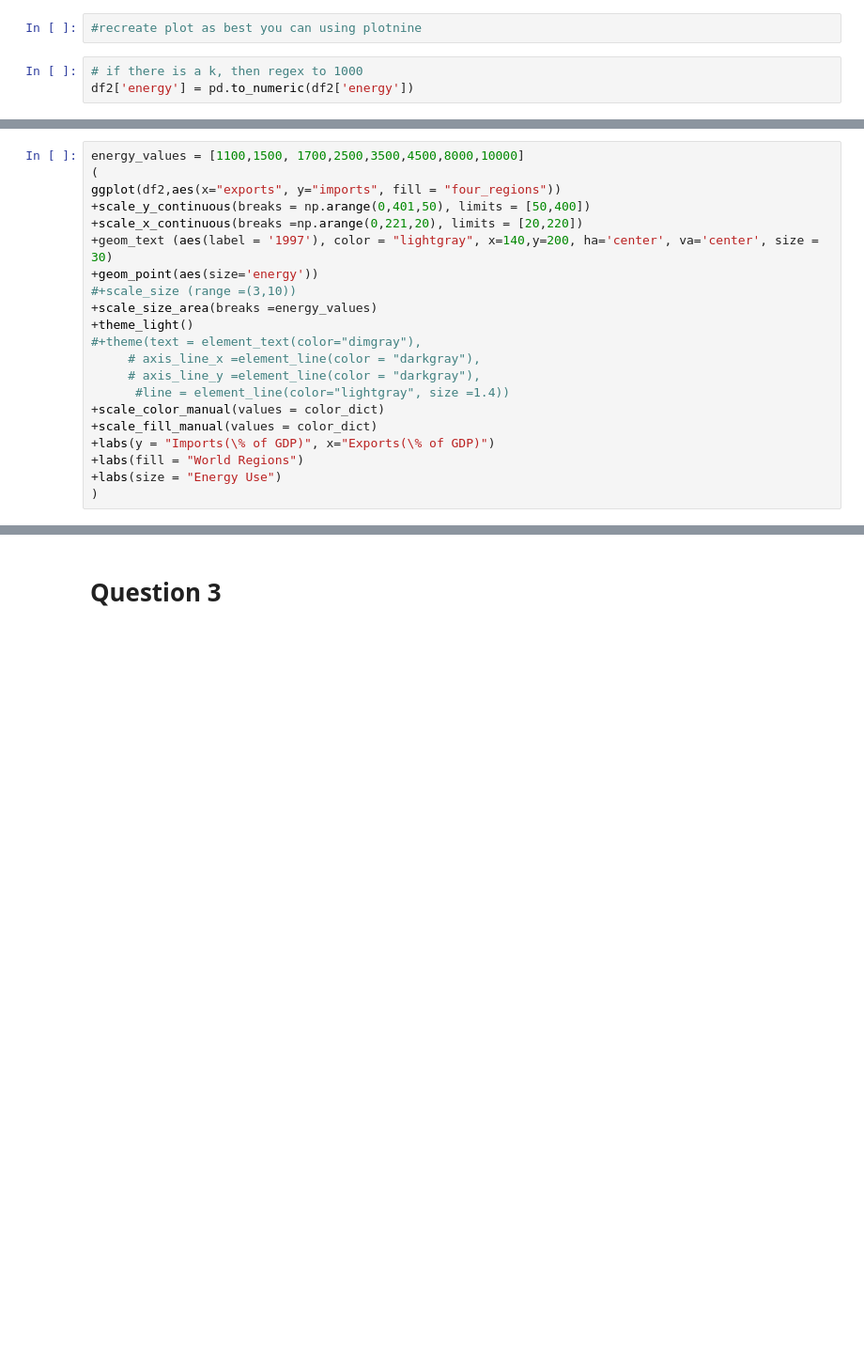
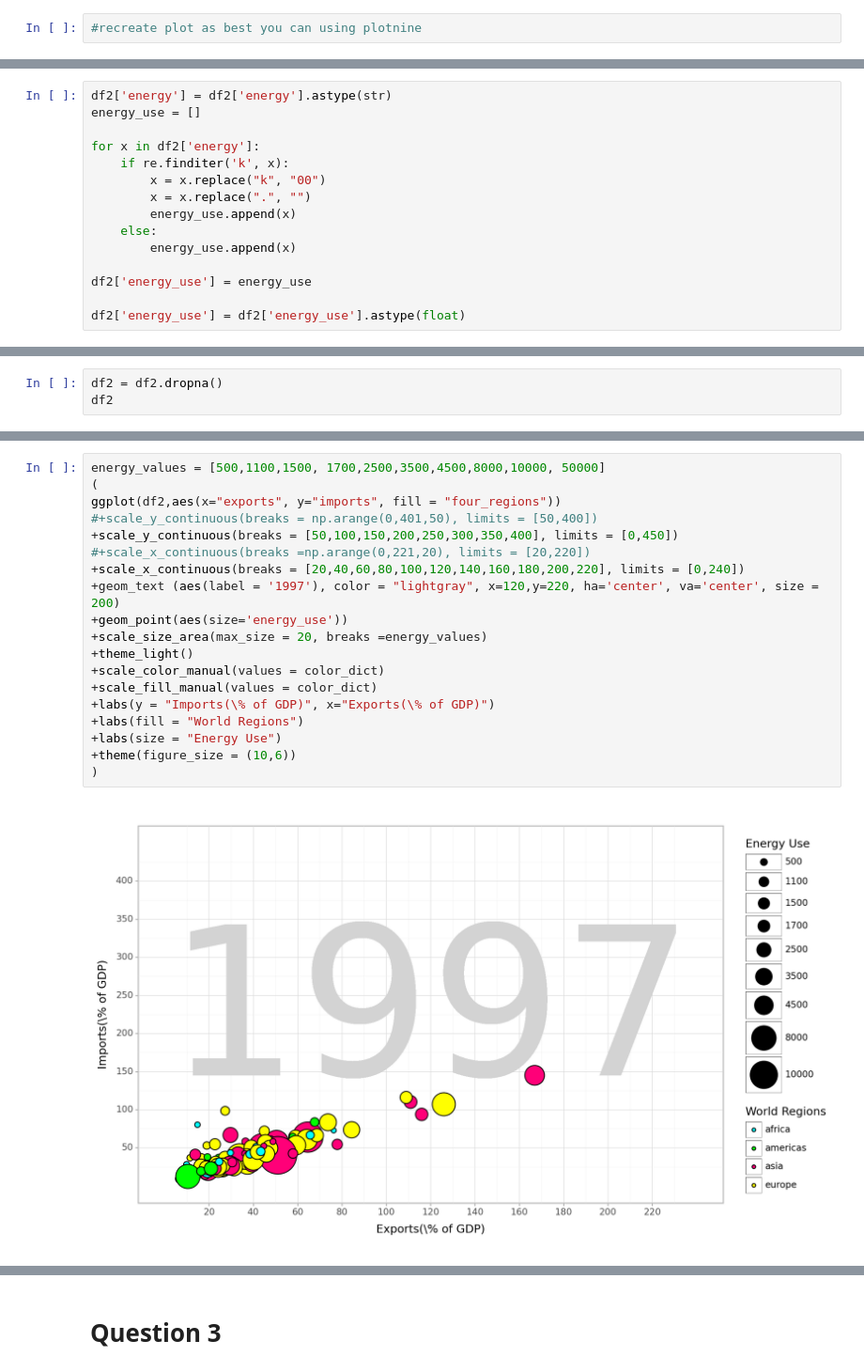
Before and after one commit to alexahildebrand/GSB544, a Jupyter notebook: Lab_1_.ipynb, the cells around one changed output, grey strips where cells are left out. Shown at 94% size. Cells and saved outputs as stored; diff of their text form; blank space fills up the shorter version.

```diff
--- a/Lab_1_.ipynb
+++ b/Lab_1_.ipynb
@@ -107,6 +138,3 @@ df2
 206 rows × 9 columns
 # %%
 #recreate plot as best you can using plotnine
-# %%
-# if there is a k, then regex to 1000
-df2['energy'] = pd.to_numeric(df2['energy'])
@@ -114,0 +190,15 @@ ValueError: Unable to parse string "12.4k" at position 13
+# %%
+df2['energy'] = df2['energy'].astype(str)
+energy_use = []
+
+for x in df2['energy']:
+    if re.finditer('k', x):
+        x = x.replace("k", "00")
+        x = x.replace(".", "")
+        energy_use.append(x)
+    else:
+        energy_use.append(x)
+
+df2['energy_use'] = energy_use
+
+df2['energy_use'] = df2['energy_use'].astype(float)
@@ -114,0 +220,3 @@ ValueError: Unable to parse string "12.4k" at position 13
+# %%
+df2 = df2.dropna()
+df2
@@ -115,22 +237,21 @@ ValueError: Unable to parse string "12.4k" at position 13
 # %%
-energy_values = [1100,1500, 1700,2500,3500,4500,8000,10000]
+energy_values = [500,1100,1500, 1700,2500,3500,4500,8000,10000, 50000]
 (
 ggplot(df2,aes(x="exports", y="imports", fill = "four_regions"))
-+scale_y_continuous(breaks = np.arange(0,401,50), limits = [50,400])
-+scale_x_continuous(breaks =np.arange(0,221,20), limits = [20,220])
-+geom_text (aes(label = '1997'), color = "lightgray", x=140,y=200, ha='center', va='center', size = 30)
-+geom_point(aes(size='energy'))
-#+scale_size (range =(3,10))
-+scale_size_area(breaks =energy_values)
+#+scale_y_continuous(breaks = np.arange(0,401,50), limits = [50,400])
++scale_y_continuous(breaks = [50,100,150,200,250,300,350,400], limits = [0,450])
+#+scale_x_continuous(breaks =np.arange(0,221,20), limits = [20,220])
++scale_x_continuous(breaks = [20,40,60,80,100,120,140,160,180,200,220], limits = [0,240])
++geom_text (aes(label = '1997'), color = "lightgray", x=120,y=220, ha='center', va='center', size = 200)
++geom_point(aes(size='energy_use'))
++scale_size_area(max_size = 20, breaks =energy_values)
 +theme_light()
-#+theme(text = element_text(color="dimgray"),
-     # axis_line_x =element_line(color = "darkgray"),
-     # axis_line_y =element_line(color = "darkgray"),
-      #line = element_line(color="lightgray", size =1.4))
 +scale_color_manual(values = color_dict)
 +scale_fill_manual(values = color_dict)
 +labs(y = "Imports(\% of GDP)", x="Exports(\% of GDP)")
 +labs(fill = "World Regions")
 +labs(size = "Energy Use")
++theme(figure_size = (10,6))
 )
 # %% [output]
+[figure, added]
```
Also changed, not shown: parts of 24 cells of this notebook.
